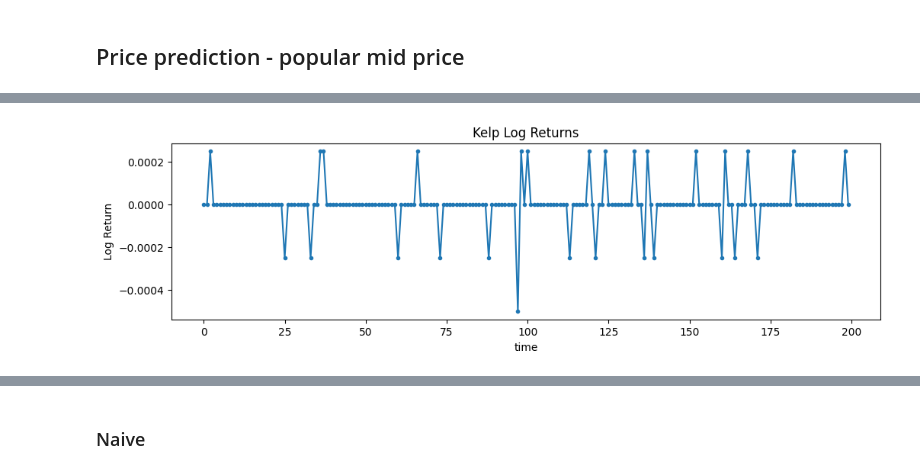
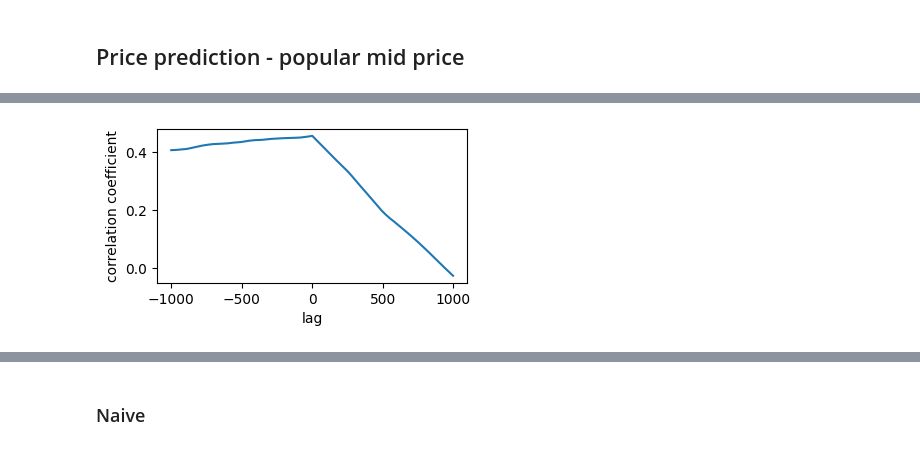
Before and after one commit to aemilani/imc-prosperity-3, a Jupyter notebook: notebooks/macaron.ipynb, the cells around one changed output, grey strips where cells are left out. Cells and saved outputs as stored; diff of their text form; code cells hidden in the pictures.

```diff
--- a/notebooks/macaron.ipynb
+++ b/notebooks/macaron.ipynb
@@ -23,4 +28,0 @@ array(['VOLCANIC_ROCK', 'PICNIC_BASKET1', 'PICNIC_BASKET2',
-# %%
-price_0 = price_0[price_0['product'] == 'KELP']
-price_1 = price_1[price_1['product'] == 'KELP']
-price_2 = price_2[price_2['product'] == 'KELP']
@@ -46,3 +40,4 @@ plt.show()
 # %%
 prices = pd.concat([price_0, price_1, price_2], axis=0).reset_index(drop=True)
 trades = pd.concat([trades_0, trades_1, trades_2], axis=0).reset_index(drop=True)
+observations = pd.concat([obs_0, obs_1, obs_2], axis=0).reset_index(drop=True)
@@ -194,9 +215,19 @@ plt.show()
+# %%
+lags = range(-1000, 1001)
+# %%
+corrs_sugar = []
+for lag in lags:
+    if lag > 0:
+        corrs_sugar.append(np.corrcoef(prices['mid_price'][lag:], observations['sugarPrice'][:-lag])[0, 1])
+    elif lag < 0:
+        corrs_sugar.append(np.corrcoef(observations['sugarPrice'][-lag:], prices['mid_price'][:lag])[0, 1])
+    else:
+        corrs_sugar.append(np.corrcoef(prices['mid_price'], observations['sugarPrice'])[0, 1])
 # %%
-plt.figure(figsize=(12, 3))
-plt.plot(np.arange(len(train_logr[:200])), train_logr[:200], marker='.')
-plt.title('Kelp Log Returns')
-plt.xlabel('time')
-plt.ylabel('Log Return')
+plt.figure(figsize=(4, 2))
+plt.plot(lags, corrs_sugar)
+plt.xlabel('lag')
+plt.ylabel('correlation coefficient')
 plt.show()
 # %% [output]
-[figure, old version]
+[figure, new version]
```
Also changed, not shown: parts of 79 cells of this notebook, 3 other files.
